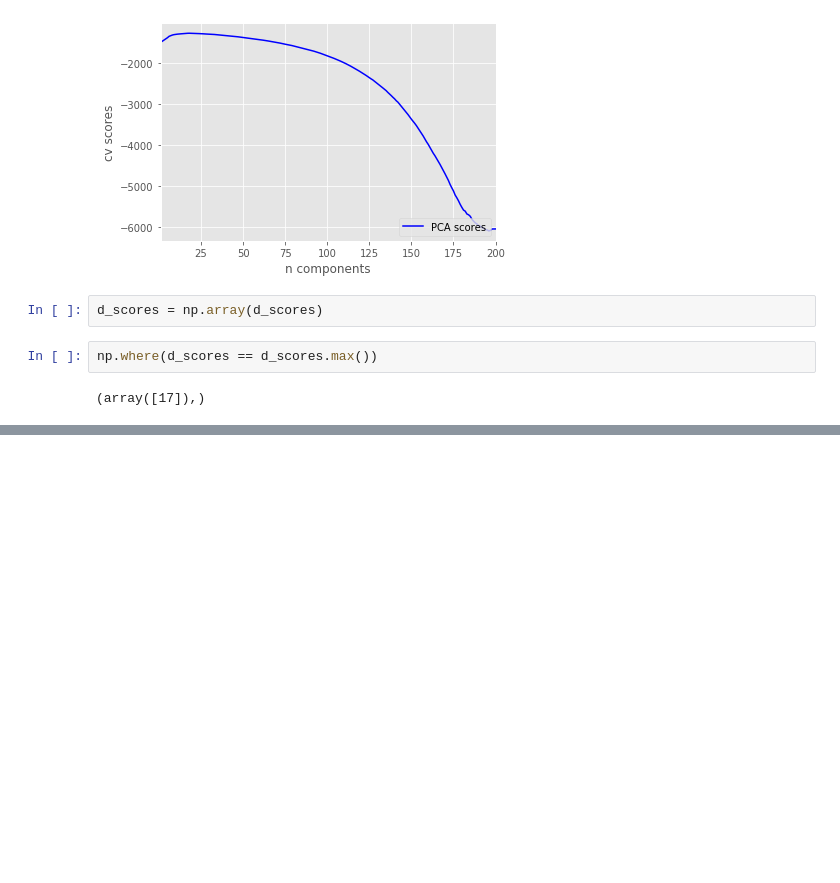
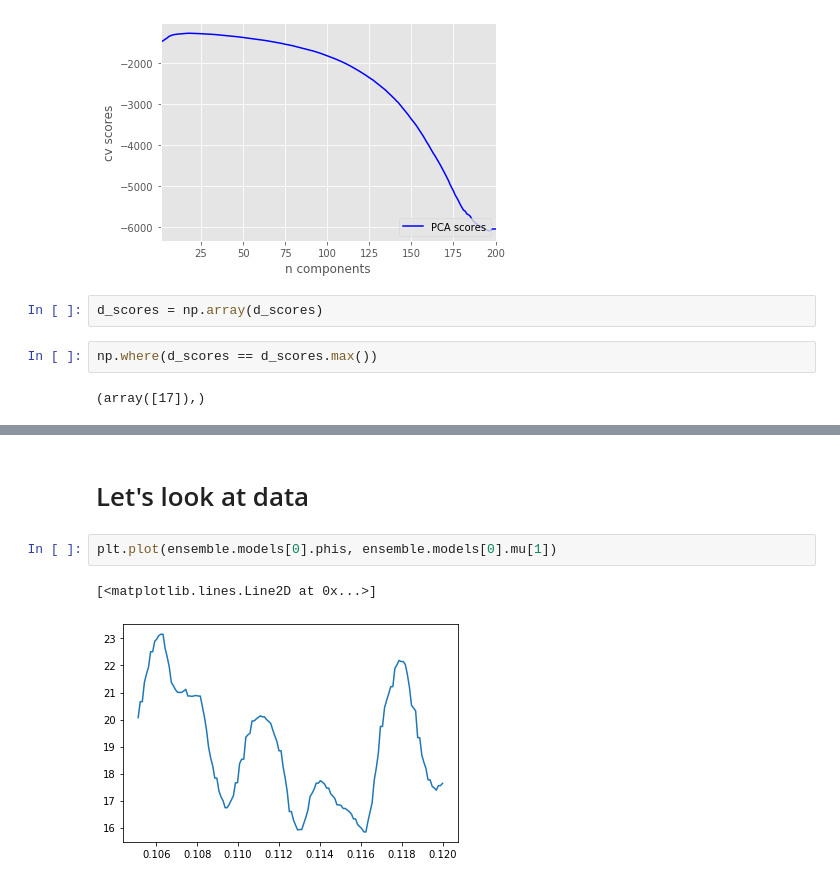
Before and after one commit to DaniloZZZ/quantTechLab, a Jupyter notebook: analysis/Ensemble.ipynb, the cells around one changed output, grey strips where cells are left out. Saved outputs shown, nothing was run; the diff lists cells and outputs as text; blank space fills up the shorter version.

```diff
--- a/analysis/Ensemble.ipynb
+++ b/analysis/Ensemble.ipynb
@@ -202,0 +191,7 @@ Finished train 1 model. It took 3:41'72
+# %% [markdown]
+# Let's look at data
+# %%
+plt.plot(ensemble.models[0].phis, ensemble.models[0].mu[1])
+# %% [output]
+[<matplotlib.lines.Line2D at 0x...>]
+[figure, added]
```
Also changed, not shown: parts of 16 cells of this notebook, 1 other file.
